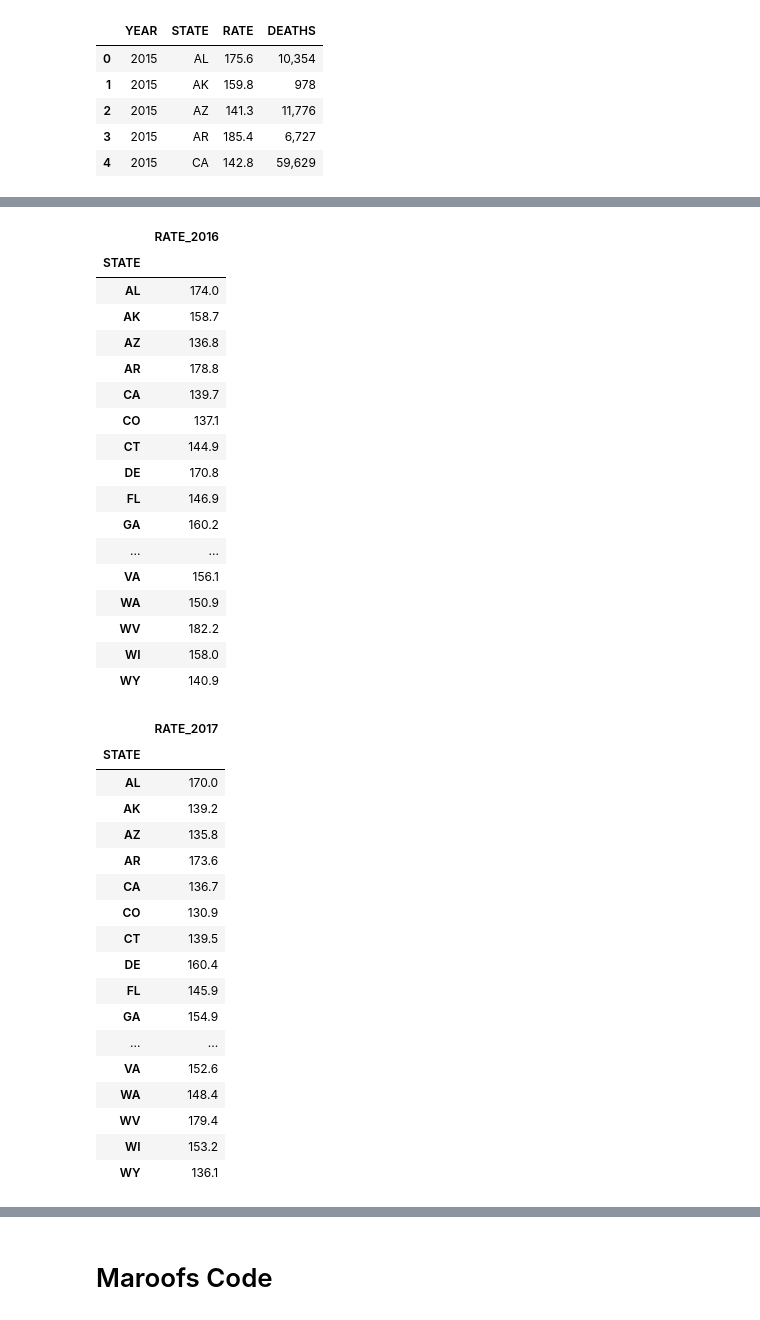
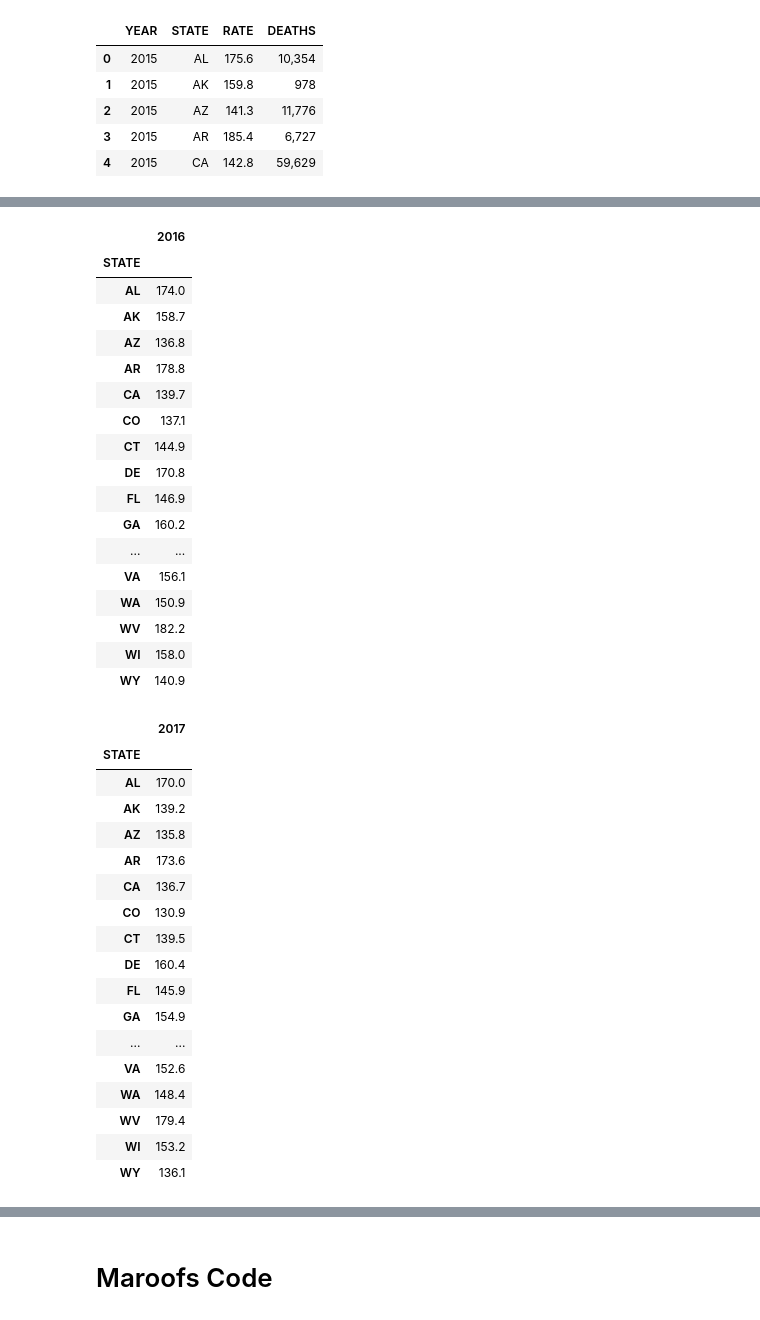
Before and after one commit to RyanWeigel32/Class_Project_Final, a Jupyter notebook: Project_One_Final.ipynb, the cells around one changed output, grey strips where cells are left out. Cells and saved outputs as stored; diff of their text form; code cells hidden in the pictures.

```diff
--- a/Project_One_Final.ipynb
+++ b/Project_One_Final.ipynb
@@ -1979,13 +2053,15 @@ Cancer_data_20155_rates
 | WI | 159.3 |
 | WY | 139.4 |
 # %%
+# # Setting Index , Columns and Name for 2016
+
 Cancer_data_2016_rates = Cancer_data_2016.drop(columns="DEATHS")
 Cancer_data_2016_rates = Cancer_data_2016_rates.set_index("STATE")
 Cancer_data_2016_rates = Cancer_data_2016_rates.drop(columns="YEAR")
-Cancer_data_2016_rates = Cancer_data_2016_rates.rename(columns={"RATE":"RATE_2016"})
+Cancer_data_2016_rates = Cancer_data_2016_rates.rename(columns={"RATE":"2016"})
 Cancer_data_2016_rates
 # %% [output]
-|  | RATE_2016 |
+|  | 2016 |
 | STATE |  |
 | AL | 174.0 |
 | AK | 158.7 |
@@ -2004,13 +2080,15 @@ Cancer_data_2016_rates
 | WI | 158.0 |
 | WY | 140.9 |
 # %%
+# Setting Index , Columns and Name for 2017
+
 Cancer_data_2017_rates = Cancer_data_2017.drop(columns="DEATHS")
 Cancer_data_2017_rates = Cancer_data_2017_rates.set_index("STATE")
 Cancer_data_2017_rates = Cancer_data_2017_rates.drop(columns="YEAR")
-Cancer_data_2017_rates = Cancer_data_2017_rates.rename(columns={"RATE":"RATE_2017"})
+Cancer_data_2017_rates = Cancer_data_2017_rates.rename(columns={"RATE":"2017"})
 Cancer_data_2017_rates
 # %% [output]
-|  | RATE_2017 |
+|  | 2017 |
 | STATE |  |
 | AL | 170.0 |
 | AK | 139.2 |
```
Also changed, not shown: parts of 101 cells of this notebook, 5 other files.
